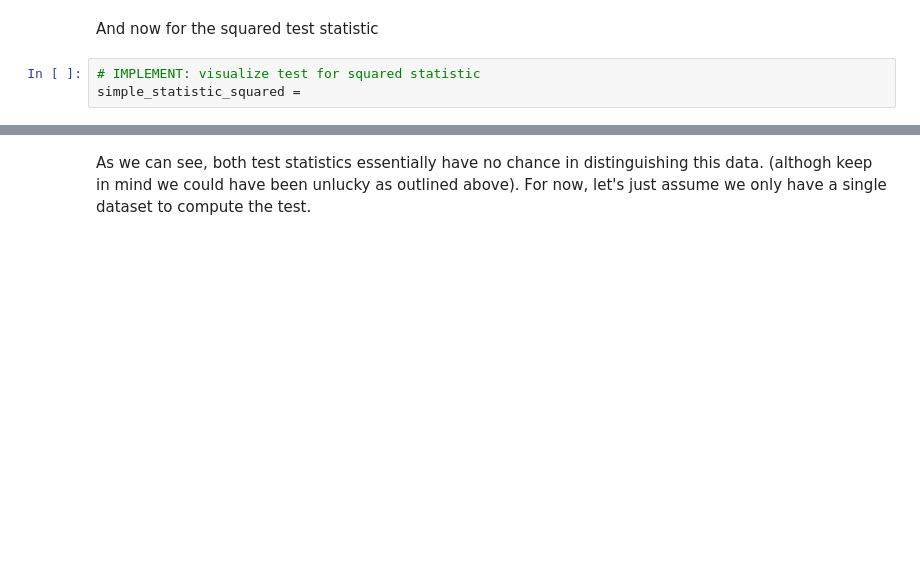
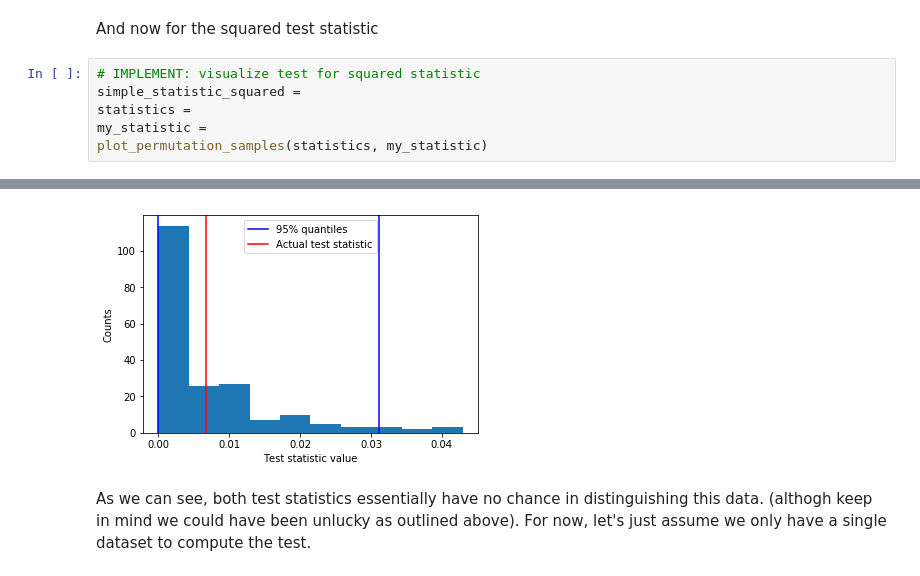
Before and after one commit to karlnapf/ds3_kernel_testing, a Jupyter notebook: practical.ipynb, the cells around one changed output, grey strips where cells are left out. Cells and saved outputs as stored; diff of their text form; blank space fills up the shorter version.

```diff
--- a/practical.ipynb
+++ b/practical.ipynb
@@ -209,3 +316,7 @@ And now for the squared test statistic
 # %%
 # IMPLEMENT: visualize test for squared statistic
 simple_statistic_squared =
+statistics =
+my_statistic =
+plot_permutation_samples(statistics, my_statistic)
+# %% [output]
@@ -212,3 +324,4 @@ simple_statistic_squared =
+[figure, added]
 # %% [markdown]
 As we can see, both test statistics essentially have no chance in distinguishing this data.
 (althogh keep in mind we could have been unlucky as outlined above).
```
Also changed, not shown: parts of 59 cells of this notebook, 1 other file.
